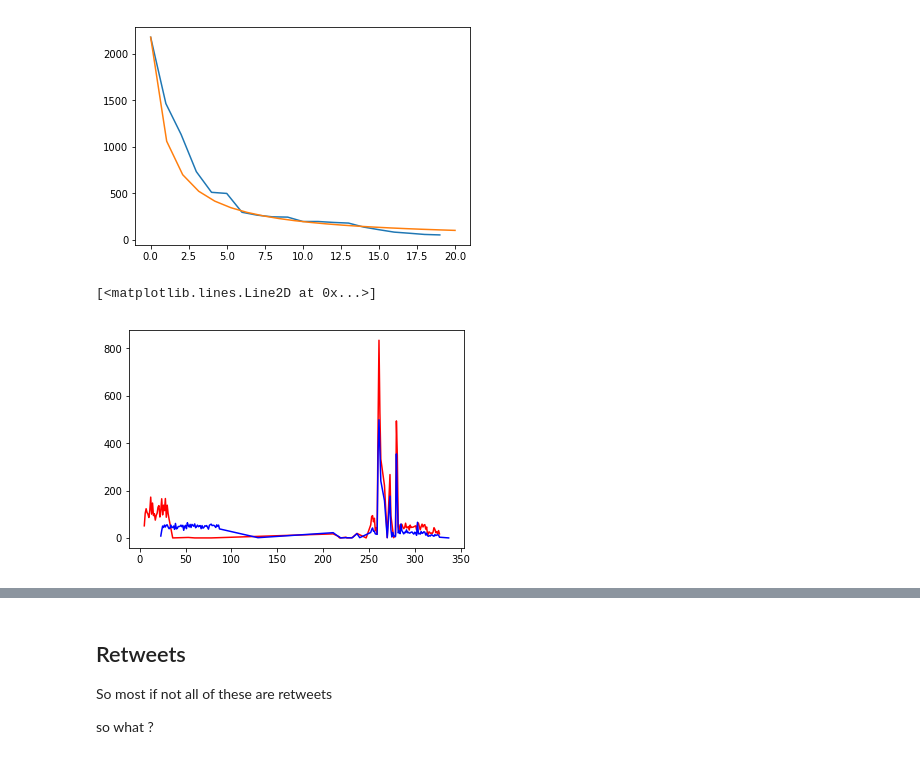
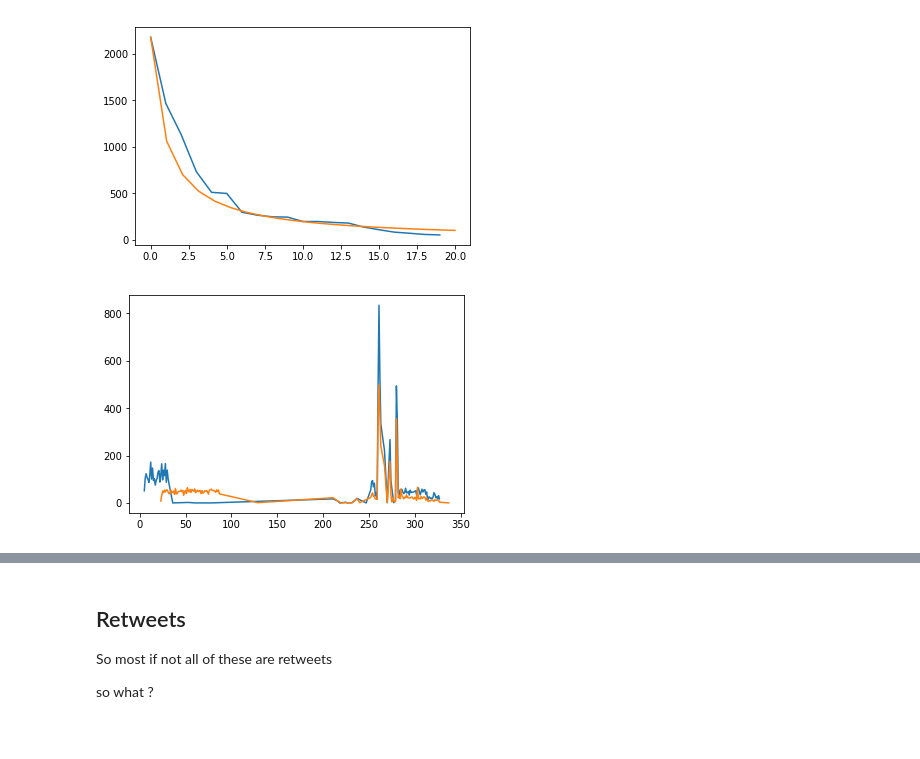
Before and after one commit to macbuse/Fake_Tweets, a Jupyter notebook: russian tweets.ipynb, the cells around one changed output, grey strips where cells are left out. Cells and saved outputs as stored; diff of their text form; code cells hidden in the pictures.

```diff
--- a/russian tweets.ipynb
+++ b/russian tweets.ipynb
@@ -75,8 +77,8 @@ array(['twitter_screenname', 'date_tweet_sent', 'tweet_text',
 # %% [markdown]
 so now we can just run a regex on the column
 # %%
-ph_raw = re.compile(r'\#pokemon\w*', re.IGNORECASE)
+pokemon_regex = re.compile(r'pokemon', re.IGNORECASE)
 # for some reason the fancy indexer won't work with NaN
 # so we have to set a flag to False
-mask = df.tweet_text.str.contains(ph_raw, na=False)
+mask_pokemon = df.tweet_text.str.contains(pokemon_regex, na=False)
 # %%
@@ -205,7 +244,7 @@ mask = df.tweet_text.str.contains(trump_regex, na=False)
 #careful returns a dictionnary
 date_data  = collections.Counter(df[mask].doy).items()
 # %%
-date_data.sort(key = lambda x:x[1])
+date_data.sort(key = lambda x: -x[1])
 # %% [markdown]
 So let's look at the **top 10** days for traffic.
 
@@ -224,6 +263,6 @@ There were debates on the following days :
 
 SOURCE : https://en.wikipedia.org/wiki/United_States_presidential_election,_2016#Primary_election_debates
 # %%
-for x,y in date_data[-10:]:
+for x,y in date_data[:10]:
     print y, str(pd.to_datetime(2016 * 1000 + x, format='%Y%j')).split()[0], x
 # %% [output]
@@ -323,10 +354,14 @@ number2 = df[df.twitter_screenname == 'hyddrox']
+# %%
+#can slice this to get top5 etc
+top10 = [df[df.twitter_screenname == x[0]] for x in tweet_freqs[:10]]
+
+#reference these for later
+number1 = top10[0]
+number2 = top10[1]
 # %%
-XS,YS = zip(*collections.Counter(number1.doy.values).items())
-plt.plot(XS,YS,'r')
-
-XS,YS = zip(*collections.Counter(number2.doy.values).items())
-plt.plot(XS,YS,'b')
+for X in top10[:2]:
+    XS,YS = zip(*collections.Counter(X.doy.values).items())
+    plt.plot(XS,YS)
 # %% [output]
-[<matplotlib.lines.Line2D at 0x...>]
-[figure, old version]
+[figure, new version]
 # %%
```
Also changed, not shown: parts of 43 cells of this notebook.
